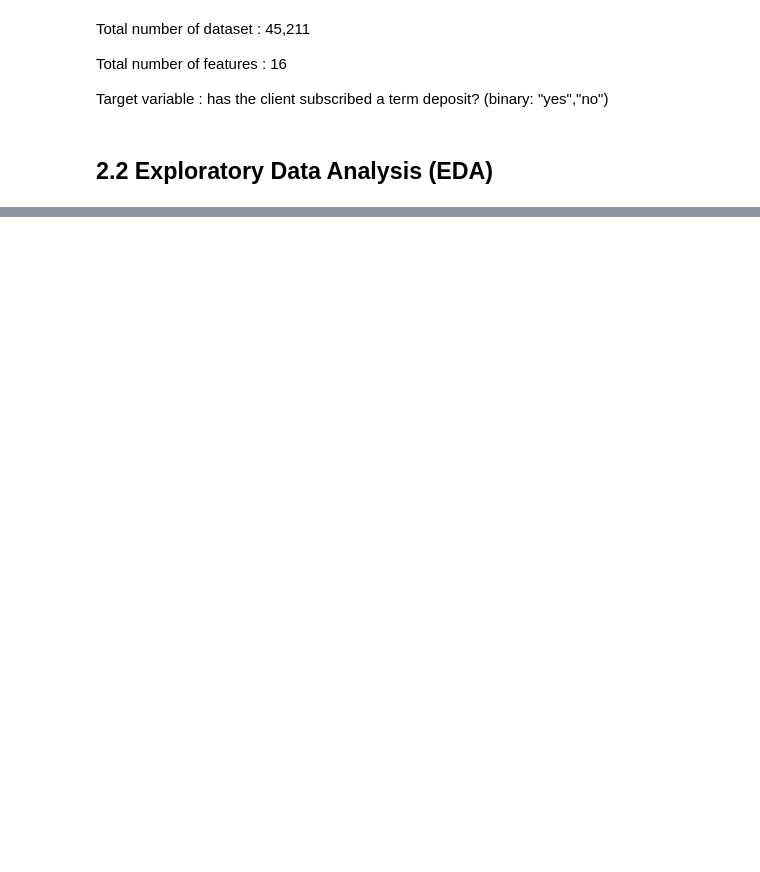
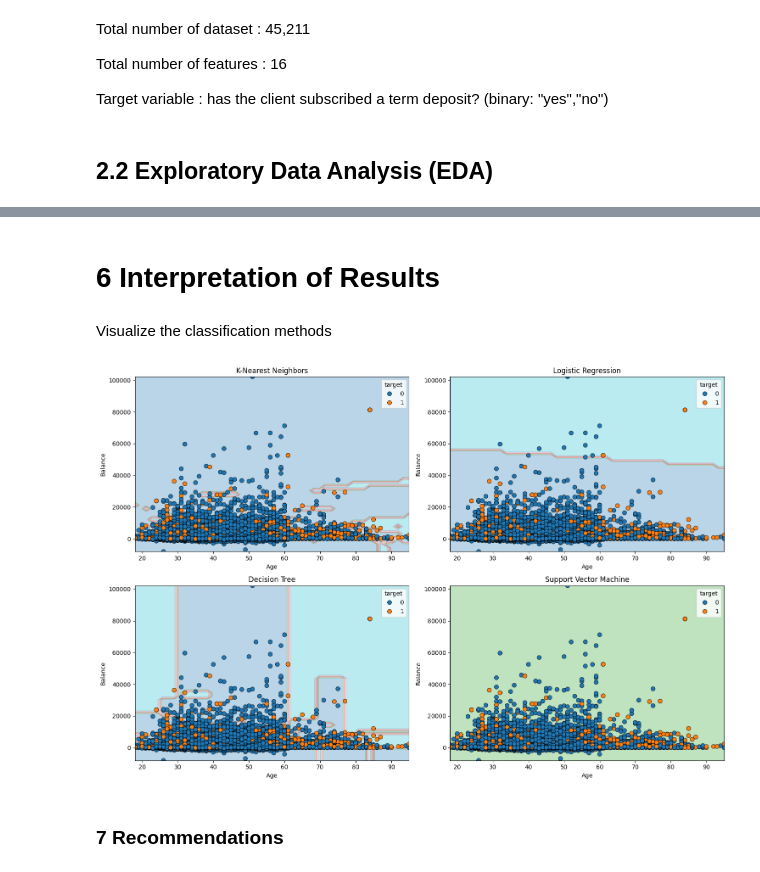
Before and after one commit to aojah1/bank-marketing, a Jupyter notebook: bank-marketing.ipynb, the cells around one changed output, grey strips where cells are left out. Saved outputs shown, nothing was run; the diff lists cells and outputs as text; code cells hidden in the pictures; blank space fills up the shorter version.

```diff
--- a/bank-marketing.ipynb
+++ b/bank-marketing.ipynb
@@ -278,0 +399,76 @@ ValueError: could not convert string to float: 'management'
+# %% [markdown]
+# 6 Interpretation of Results
+# %% [markdown]
+Visualize the classification methods
+# %%
+import numpy as np
+import matplotlib.pyplot as plt
+import seaborn as sns
+from sklearn.neighbors import KNeighborsClassifier
+from sklearn.linear_model import LogisticRegression
+from sklearn.tree import DecisionTreeClassifier
+from sklearn.svm import SVC
+from sklearn.pipeline import make_pipeline
+from sklearn.preprocessing import StandardScaler, OneHotEncoder
+from sklearn.compose import ColumnTransformer
+from sklearn.model_selection import train_test_split
+from sklearn.compose import make_column_selector
+
+# Select two features for visualization
+selected_features = ['age', 'balance']
+X = df[selected_features]
+y = df['target']
+
+# Encode categorical target
+y = y.map({'no': 0, 'yes': 1})
+
+# Split the data into training and testing sets
+X_train, X_test, y_train, y_test = train_test_split(X, y, test_size=0.2, random_state=42, stratify=y)
+
+# Define classifiers
+classifiers = {
+    'K-Nearest Neighbors': KNeighborsClassifier(),
+    'Logistic Regression': LogisticRegression(),
+    'Decision Tree': DecisionTreeClassifier(),
+    'Support Vector Machine': SVC(kernel='linear')
+}
+
+# Prepare the grid for visualization
+xx = np.linspace(X_train['age'].min(), X_train['age'].max(), 50)
+yy = np.linspace(X_train['balance'].min(), X_train['balance'].max(), 50)
+XX, YY = np.meshgrid(xx, yy)
+grid = np.c_[XX.ravel(), YY.ravel()]
+
+# Set up the plot
+plt.figure(figsize=(15, 10))
+
+# Visualize each classifier's decision boundary
+for i, (name, clf) in enumerate(classifiers.items()):
+    plt.subplot(2, 2, i + 1)
+
+    # Create a pipeline for each classifier
+    model = make_pipeline(StandardScaler(), clf)
+
+    # Fit the model on the training data
+    model.fit(X_train, y_train)
+
+    # Predict labels for the grid
+    labels = model.predict(grid)
+
+    # Plot decision boundary
+    plt.contourf(XX, YY, labels.reshape(XX.shape), cmap='tab10', alpha=0.3)
+
+    # Plot training points
+    sns.scatterplot(data=X_train, x='age', y='balance', hue=y_train, palette='tab10', edgecolor='k', s=50)
+
+    # Set plot title and labels
+    plt.title(f"{name}")
+    plt.xlabel('Age')
+    plt.ylabel('Balance')
+
+plt.tight_layout()
+plt.show()
+# %% [output]
+[figure, added]
+# %% [markdown]
+### 7 Recommendations
```
Also changed, not shown: parts of 22 cells of this notebook, 1 other file.
